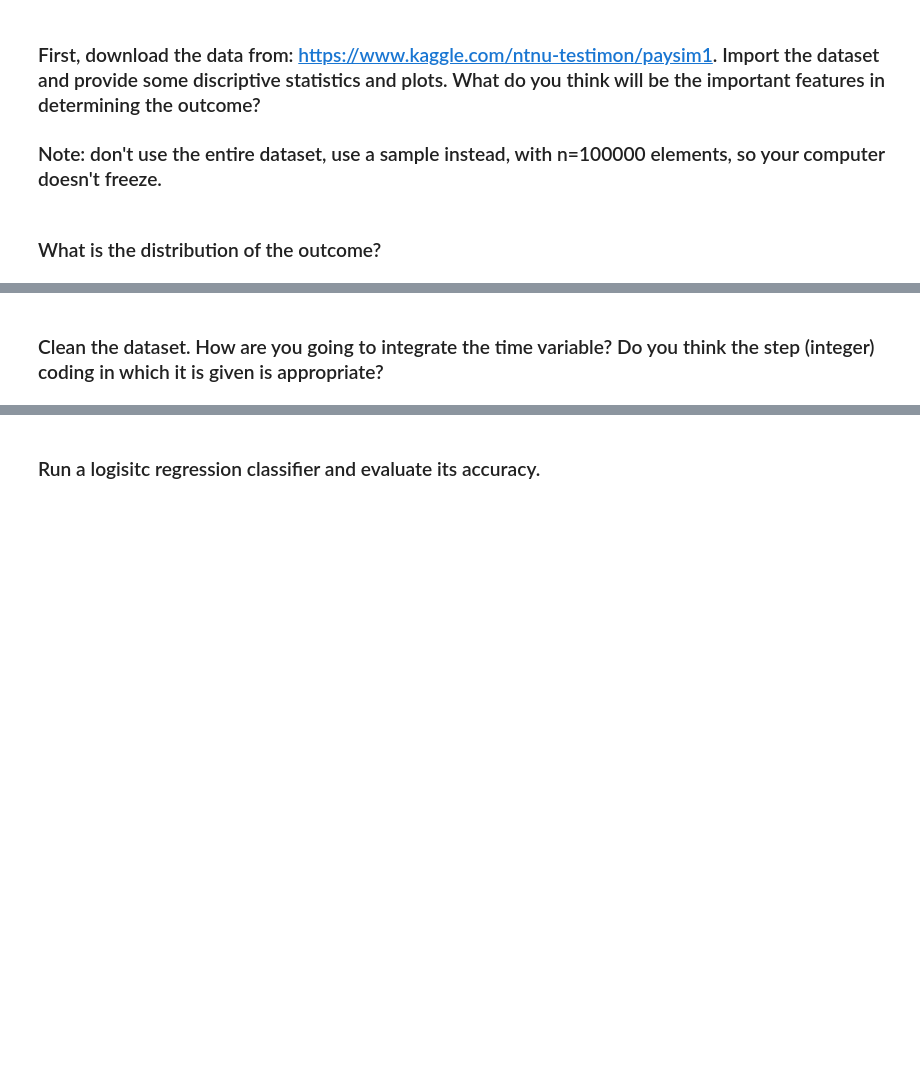
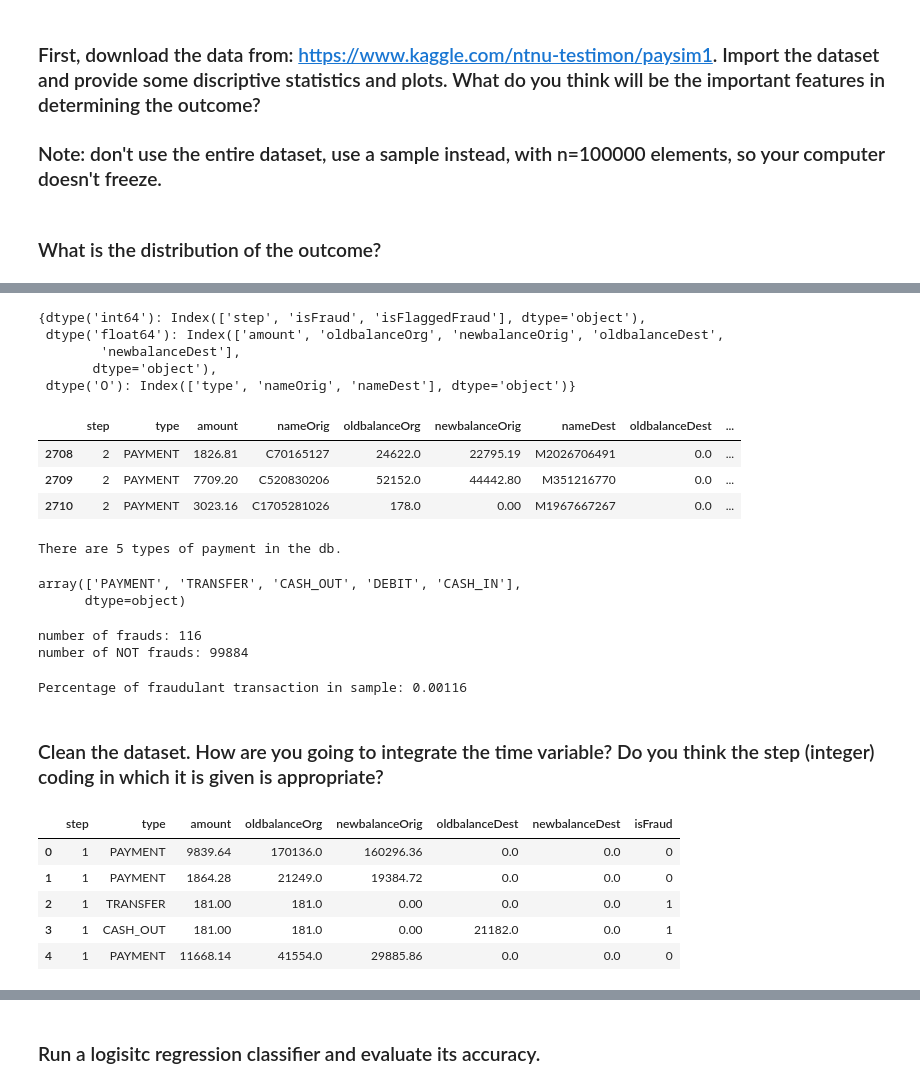
Before and after one commit to ta-data-lis/lab-imbalance, a Jupyter notebook: your-code/lab_imbalance.ipynb, the cells around one changed output, grey strips where cells are left out. Saved outputs shown, nothing was run; the diff lists cells and outputs as text; code cells hidden in the pictures; blank space fills up the shorter version.

```diff
--- a/your-code/lab_imbalance.ipynb
+++ b/your-code/lab_imbalance.ipynb
@@ -18,2 +61,55 @@ Like we disussed in class, when we have noisy data, if we are not careful, we ca
+# %%
+#Data Types
+fraud_detection.columns.to_series().groupby(fraud_detection.dtypes).groups
+# %% [output]
+{dtype('int64'): Index(['step', 'isFraud', 'isFlaggedFraud'], dtype='object'),
+ dtype('float64'): Index(['amount', 'oldbalanceOrg', 'newbalanceOrig', 'oldbalanceDest',
+        'newbalanceDest'],
+       dtype='object'),
+ dtype('O'): Index(['type', 'nameOrig', 'nameDest'], dtype='object')}
+# %%
+#Step Features
+fraud_detection[fraud_detection['step']!=1].head(3)
+# %% [output]
+|  | step | type | amount | nameOrig | oldbalanceOrg | newbalanceOrig | nameDest | oldbalanceDest | ... |
+| 2708 | 2 | PAYMENT | 1826.81 | C70165127 | 24622.0 | 22795.19 | M2026706491 | 0.0 | ... |
+| 2709 | 2 | PAYMENT | 7709.20 | C520830206 | 52152.0 | 44442.80 | M351216770 | 0.0 | ... |
+| 2710 | 2 | PAYMENT | 3023.16 | C1705281026 | 178.0 | 0.00 | M1967667267 | 0.0 | ... |
+# %%
+#nameOrig feature
+#len(fraud_detection['nameOrig'].unique())
+#Drop it
+
+#nameOrig feature
+#len(fraud_detection['nameDest'].unique())
+#Drop it
+
+#type feature
+print("There are "+str(len(fraud_detection['type'].unique()))+" types of payment in the db.")
+fraud_detection['type'].unique()
+#Drop it
+# %% [output]
+There are 5 types of payment in the db.
+array(['PAYMENT', 'TRANSFER', 'CASH_OUT', 'DEBIT', 'CASH_IN'],
+      dtype=object)
+# %%
+#Count of isFraud
+is_Fraud=fraud_detection[fraud_detection['isFraud']==1]
+print("number of frauds: "+str(is_Fraud.count()[0]))
+not_Fraud=fraud_detection[fraud_detection['isFraud']==0]
+print("number of NOT frauds: "+str(not_Fraud.count()[0]))
+
+#DF by type
+by_type=fraud_detection.groupby(by='type').sum()
+# %% [output]
+number of frauds: 116
+number of NOT frauds: 99884
+# %%
+#ratio of frauds in the n=100000 sample:
+print("Percentage of fraudulant transaction in sample: "+str(fraud_detection[fraud_detection['isFraud']==1].count()[0]/len(fraud_detection)))
+
+#We safely assume that the target dataset is imbalanced
+# %% [output]
+Percentage of fraudulant transaction in sample: 0.00116
 # %% [markdown]
 ### Clean the dataset. How are you going to integrate the time variable? Do you think the step (integer) coding in which it is given is appropriate?
@@ -21,0 +116,12 @@ Like we disussed in class, when we have noisy data, if we are not careful, we ca
+# %%
+# Your code here
+
+cleaned_fraud_detection=fraud_detection.drop(labels=['nameOrig','nameDest', 'isFlaggedFraud'], axis=1)
+cleaned_fraud_detection.head(5)
+# %% [output]
+|  | step | type | amount | oldbalanceOrg | newbalanceOrig | oldbalanceDest | newbalanceDest | isFraud |
+| 0 | 1 | PAYMENT | 9839.64 | 170136.0 | 160296.36 | 0.0 | 0.0 | 0 |
+| 1 | 1 | PAYMENT | 1864.28 | 21249.0 | 19384.72 | 0.0 | 0.0 | 0 |
+| 2 | 1 | TRANSFER | 181.00 | 181.0 | 0.00 | 0.0 | 0.0 | 1 |
+| 3 | 1 | CASH_OUT | 181.00 | 181.0 | 0.00 | 21182.0 | 0.0 | 1 |
+| 4 | 1 | PAYMENT | 11668.14 | 41554.0 | 29885.86 | 0.0 | 0.0 | 0 |
```
Also changed, not shown: parts of 18 cells of this notebook.
